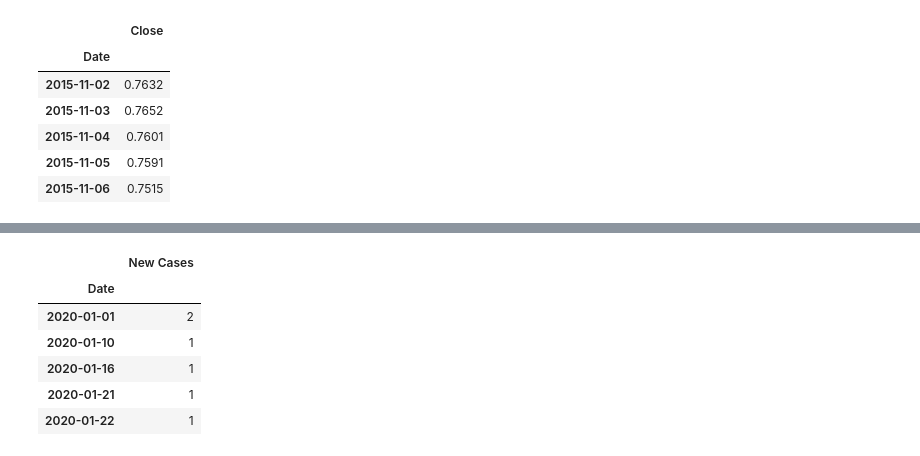
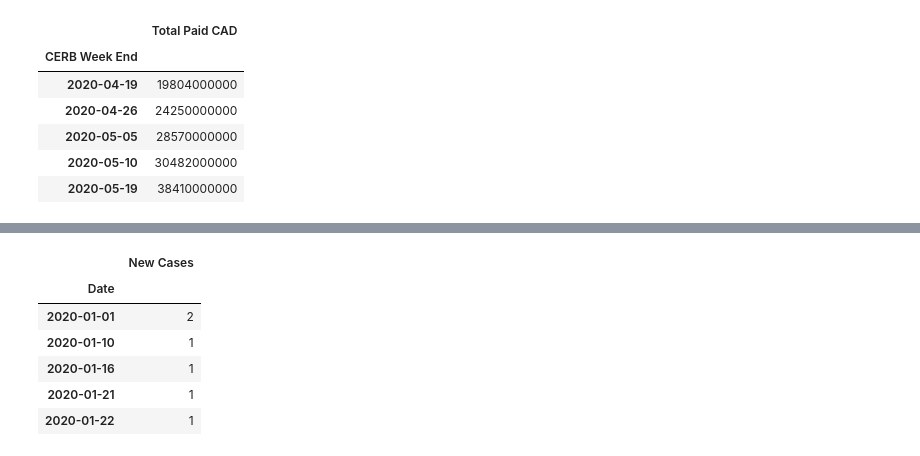
Before and after one commit to SpencerCodes/FinTech_Project_1, a Jupyter notebook: 01-Code/Viz/Tri-Chart.ipynb, the cells around one changed output, grey strips where cells are left out. Saved outputs shown, nothing was run; the diff lists cells and outputs as text; code cells hidden in the pictures.

```diff
--- a/01-Code/Viz/Tri-Chart.ipynb
+++ b/01-Code/Viz/Tri-Chart.ipynb
@@ -9,8 +29,8 @@ import os
 # %%
 tsxpath = Path('../../02-Data/Clean Data/Market Data/SPTSX60_5yr_cln.csv')
-cadpath = Path('../../02-Data/Clean Data/Market Data/CAD_5yr_cln.csv')
+cerbpath = Path('../../02-Data/Clean Data/cerb/cerb_data.csv')
 covidpath = Path('../../02-Data/Clean Data/Covid/Cases_day.csv')
 # %%
 tsx_df = pd.read_csv(tsxpath, index_col='Date')
-cad_df = pd.read_csv(cadpath, index_col='Date')
+cerb_df = pd.read_csv(cerbpath, index_col='CERB Week End')
 covid_df = pd.read_csv(covidpath, index_col='Date')
@@ -27,10 +51,10 @@ tsx_df.head()
 # %%
-cad_df.head()
+cerb_df.head()
 # %% [output]
-|  | Close |
-| Date |  |
-| 2015-11-02 | 0.7632 |
-| 2015-11-03 | 0.7652 |
-| 2015-11-04 | 0.7601 |
-| 2015-11-05 | 0.7591 |
-| 2015-11-06 | 0.7515 |
+|  | Total Paid CAD |
+| CERB Week End |  |
+| 2020-04-19 | 19804000000 |
+| 2020-04-26 | 24250000000 |
+| 2020-05-05 | 28570000000 |
+| 2020-05-10 | 30482000000 |
+| 2020-05-19 | 38410000000 |
```
Also changed, not shown: parts of 46 cells of this notebook, 6 other files.
